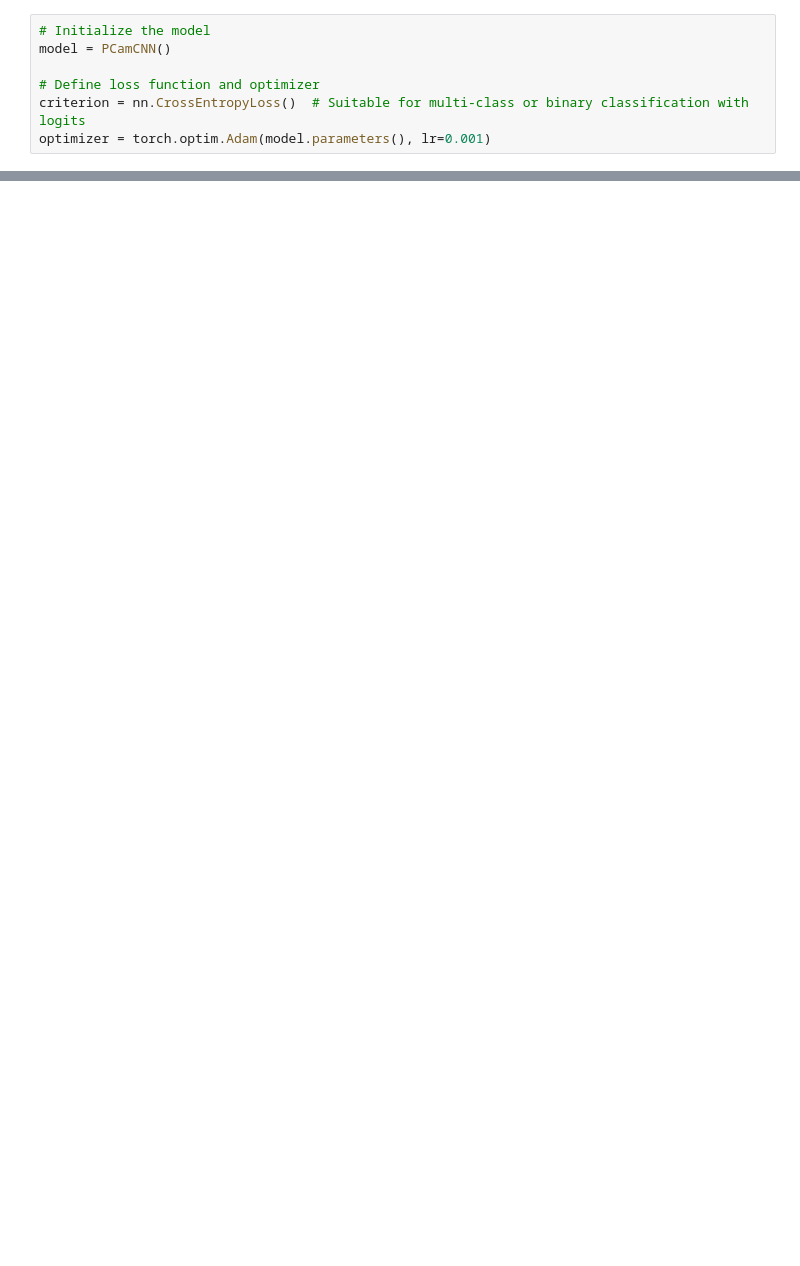
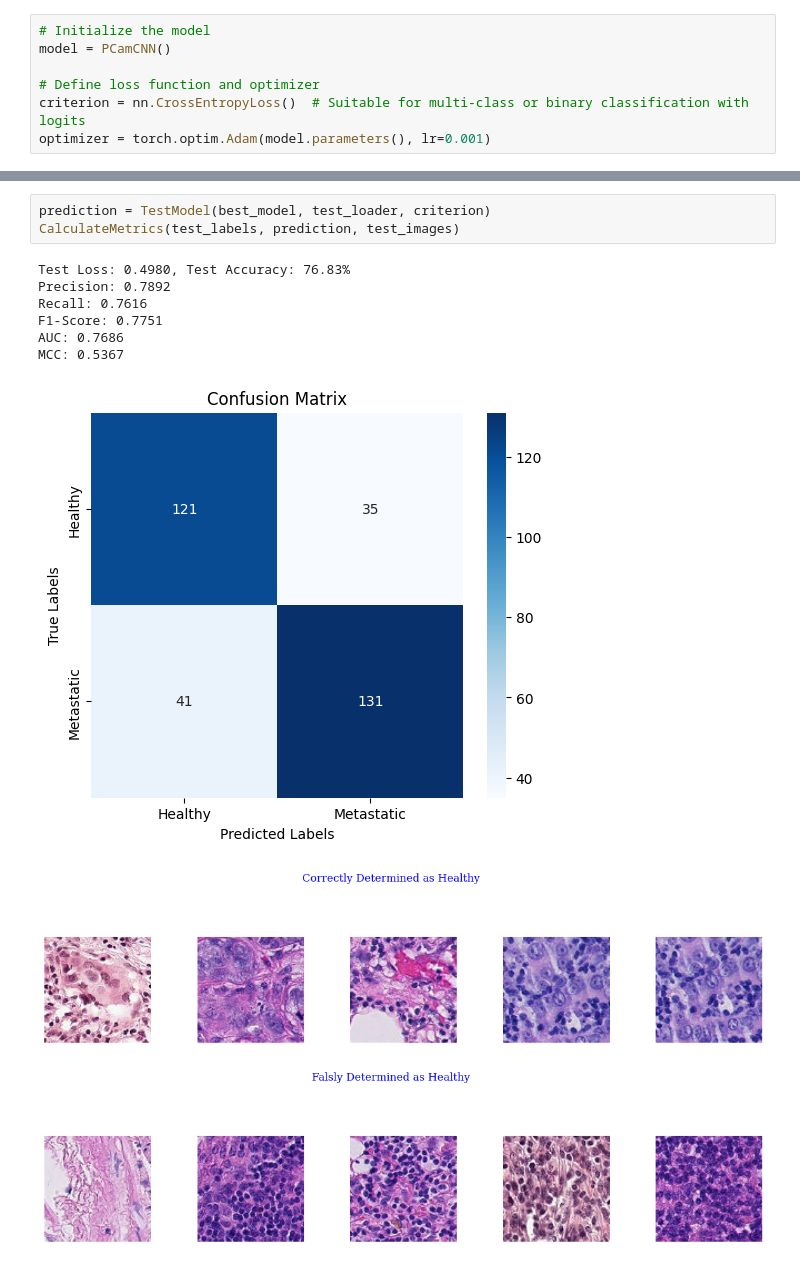
Before and after one commit to jmtony2000/PatchCamelyon-detecting-metastatic-tissue, a Jupyter notebook: DetectingMetastaticTissue.ipynb, the cells around one changed output, grey strips where cells are left out. Drawn from its saved outputs; the diff is of its cells as text; blank space fills up the shorter version.

```diff
--- a/DetectingMetastaticTissue.ipynb
+++ b/DetectingMetastaticTissue.ipynb
@@ -619,0 +666,13 @@ NameError: name 'calculate_metrics' is not defined
+# %%
+prediction = TestModel(best_model, test_loader, criterion)
+CalculateMetrics(test_labels, prediction, test_images)
+# %% [output]
+Test Loss: 0.4980, Test Accuracy: 76.83%
+Precision: 0.7892
+Recall: 0.7616
+F1-Score: 0.7751
+AUC: 0.7686
+MCC: 0.5367
+[figure, added]
+[figure, added]
+[figure, added]
```
Also changed, not shown: parts of 21 cells of this notebook.
